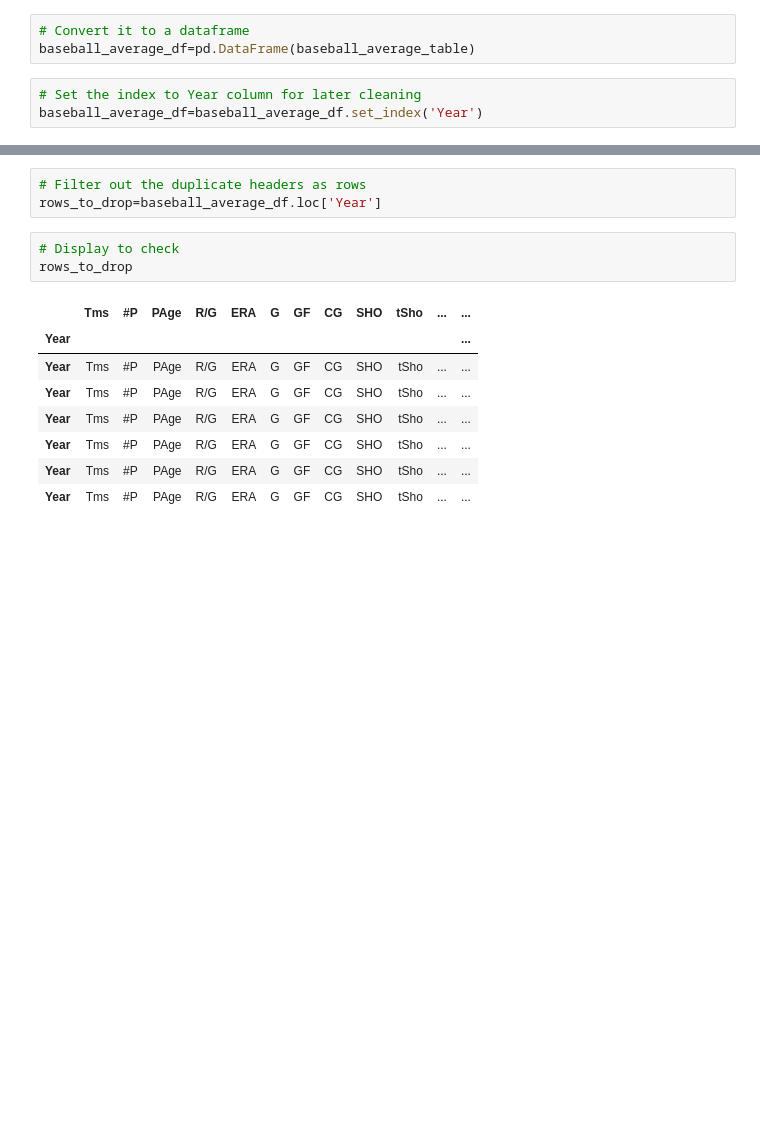
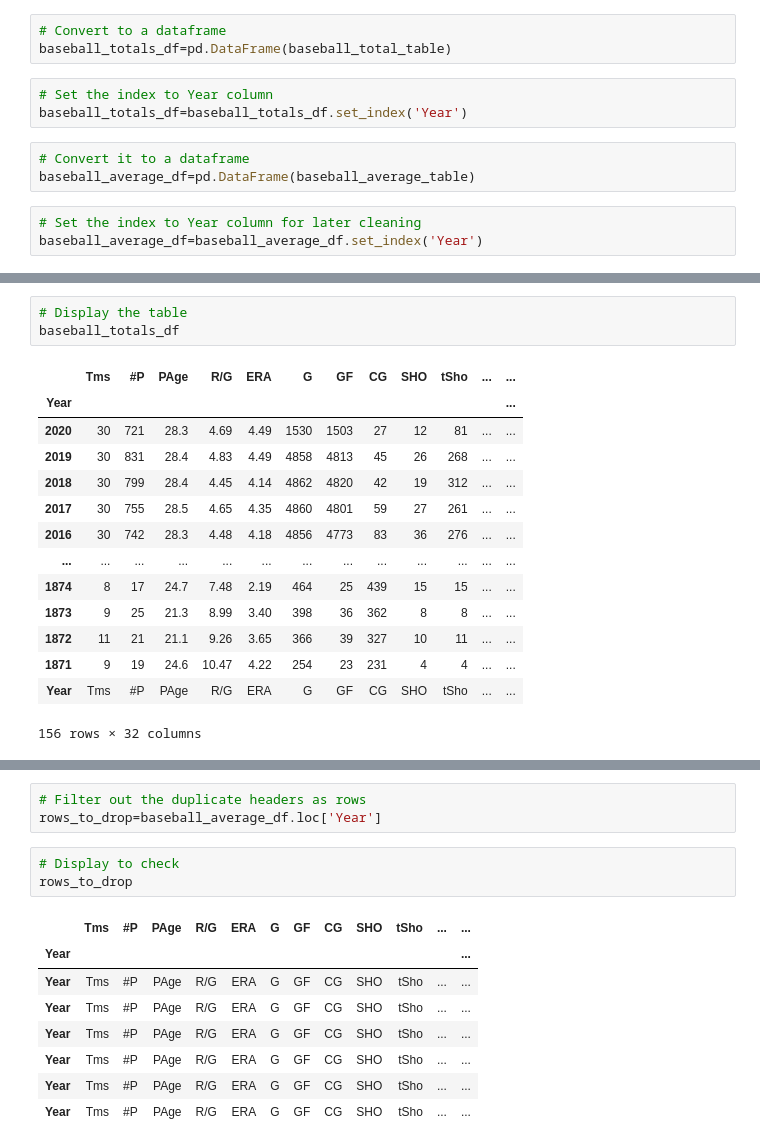
Before and after one commit to phuphan626/Project-2-Group5, a Jupyter notebook: init_notebook.ipynb, the cells around one changed output, grey strips where cells are left out. Cells and saved outputs as stored; diff of their text form; blank space fills up the shorter version.

```diff
--- a/init_notebook.ipynb
+++ b/init_notebook.ipynb
@@ -11,6 +11,12 @@ baseball_url='https://www.baseball-reference.com/leagues/MLB/pitch.shtml'
 baseball_average_table=pd.read_html(baseball_url)[0]
 # The second one is "League Year-By-Year Pitching--Totals"
 baseball_total_table=pd.read_html(baseball_url)[1]
+# %%
+# Convert to a dataframe
+baseball_totals_df=pd.DataFrame(baseball_total_table)
+# %%
+# Set the index to Year column
+baseball_totals_df=baseball_totals_df.set_index('Year')
 # %%
 # Convert it to a dataframe
 baseball_average_df=pd.DataFrame(baseball_average_table)
@@ -35,3 +41,21 @@ baseball_average_df
 | 1871 | 9 | 19 | 24.6 | 10.47 | 4.22 | 254 | 0.09 | 0.91 | 0.02 | 0.02 | ... | ... |
 | Year | Tms | #P | PAge | R/G | ERA | G | GF | CG | SHO | tSho | ... | ... |
 156 rows × 32 columns
+# %%
+# Display the table
+baseball_totals_df
+# %% [output]
+|  | Tms | #P | PAge | R/G | ERA | G | GF | CG | SHO | tSho | ... | ... |
+| Year |  |  |  |  |  |  |  |  |  |  |  | ... |
+| 2020 | 30 | 721 | 28.3 | 4.69 | 4.49 | 1530 | 1503 | 27 | 12 | 81 | ... | ... |
+| 2019 | 30 | 831 | 28.4 | 4.83 | 4.49 | 4858 | 4813 | 45 | 26 | 268 | ... | ... |
+| 2018 | 30 | 799 | 28.4 | 4.45 | 4.14 | 4862 | 4820 | 42 | 19 | 312 | ... | ... |
+| 2017 | 30 | 755 | 28.5 | 4.65 | 4.35 | 4860 | 4801 | 59 | 27 | 261 | ... | ... |
+| 2016 | 30 | 742 | 28.3 | 4.48 | 4.18 | 4856 | 4773 | 83 | 36 | 276 | ... | ... |
+| ... | ... | ... | ... | ... | ... | ... | ... | ... | ... | ... | ... | ... |
+| 1874 | 8 | 17 | 24.7 | 7.48 | 2.19 | 464 | 25 | 439 | 15 | 15 | ... | ... |
+| 1873 | 9 | 25 | 21.3 | 8.99 | 3.40 | 398 | 36 | 362 | 8 | 8 | ... | ... |
+| 1872 | 11 | 21 | 21.1 | 9.26 | 3.65 | 366 | 39 | 327 | 10 | 11 | ... | ... |
+| 1871 | 9 | 19 | 24.6 | 10.47 | 4.22 | 254 | 23 | 231 | 4 | 4 | ... | ... |
+| Year | Tms | #P | PAge | R/G | ERA | G | GF | CG | SHO | tSho | ... | ... |
+156 rows × 32 columns
```
Also changed, not shown: parts of 15 cells of this notebook.
